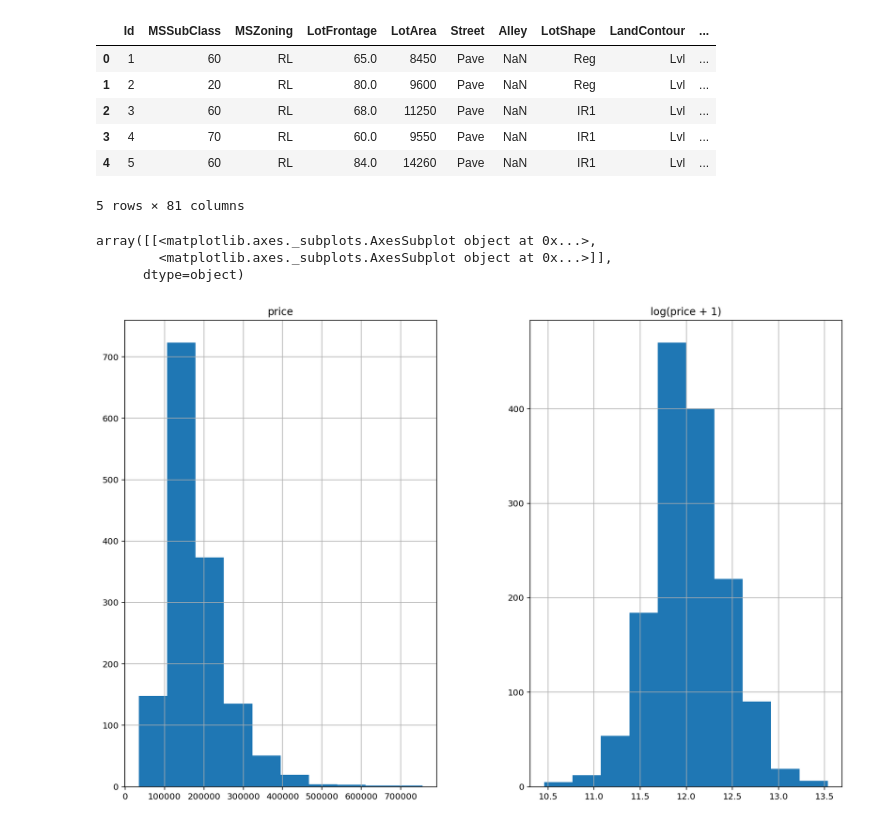
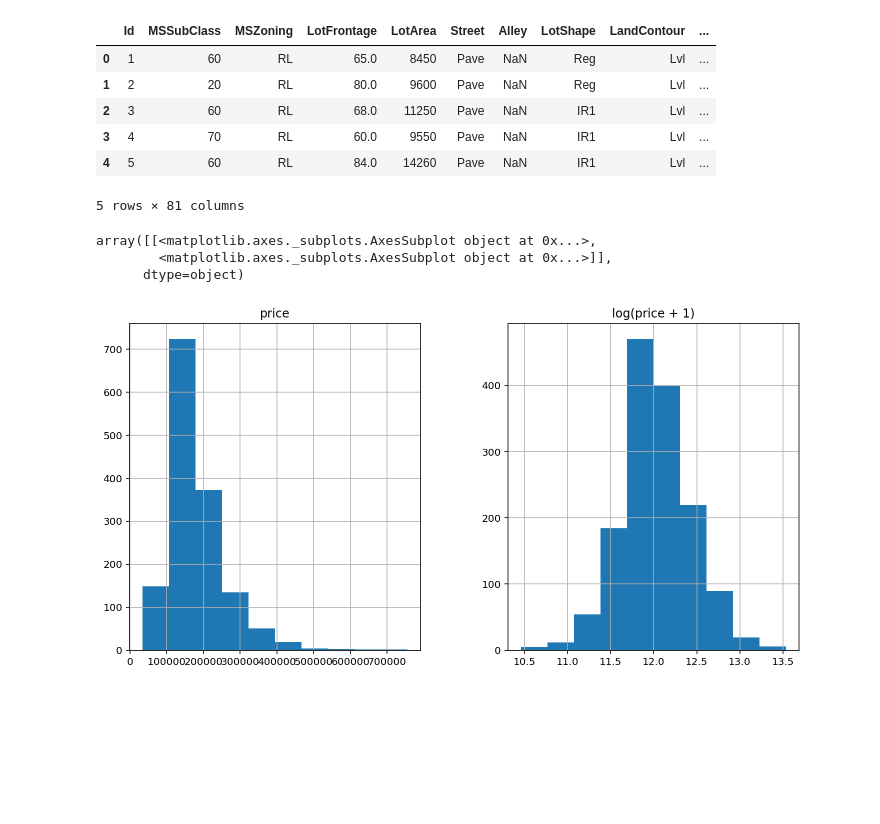
Before and after one commit to dini-rrad/machinelearning, a Jupyter notebook: Week 2/Week2_Kaggle_Regularized_Linear_Model.ipynb, the cells around one changed output. Drawn from its saved outputs; the diff is of its cells as text; code cells hidden in the pictures; blank space fills up the shorter version.

```diff
--- a/Week 2/Week2_Kaggle_Regularized_Linear_Model.ipynb
+++ b/Week 2/Week2_Kaggle_Regularized_Linear_Model.ipynb
@@ -16,24 +16,25 @@ from scipy.stats.stats import pearsonr
 # %%
 train = pd.read_csv("train.csv")
 test = pd.read_csv("test.csv")
-train.head()
-# %% [output]
-|  | Id | MSSubClass | MSZoning | LotFrontage | LotArea | Street | Alley | LotShape | LandContour | ... |
-| 0 | 1 | 60 | RL | 65.0 | 8450 | Pave | NaN | Reg | Lvl | ... |
-| 1 | 2 | 20 | RL | 80.0 | 9600 | Pave | NaN | Reg | Lvl | ... |
-| 2 | 3 | 60 | RL | 68.0 | 11250 | Pave | NaN | IR1 | Lvl | ... |
-| 3 | 4 | 70 | RL | 60.0 | 9550 | Pave | NaN | IR1 | Lvl | ... |
-| 4 | 5 | 60 | RL | 84.0 | 14260 | Pave | NaN | IR1 | Lvl | ... |
-5 rows × 81 columns
+# %%
+train.head()
+# %% [output]
+|  | Id | MSSubClass | MSZoning | LotFrontage | LotArea | Street | Alley | LotShape | LandContour | ... |
+| 0 | 1 | 60 | RL | 65.0 | 8450 | Pave | NaN | Reg | Lvl | ... |
+| 1 | 2 | 20 | RL | 80.0 | 9600 | Pave | NaN | Reg | Lvl | ... |
+| 2 | 3 | 60 | RL | 68.0 | 11250 | Pave | NaN | IR1 | Lvl | ... |
+| 3 | 4 | 70 | RL | 60.0 | 9550 | Pave | NaN | IR1 | Lvl | ... |
+| 4 | 5 | 60 | RL | 84.0 | 14260 | Pave | NaN | IR1 | Lvl | ... |
+5 rows × 81 columns
 # %%
 all_data = pd.concat((train.loc[:,'MSSubClass':'SaleCondition'],
                       test.loc[:,'MSSubClass':'SaleCondition']))
 # %%
-matplotlib.rcParams['figure.figsize'] = (15.0, 10.0)
+matplotlib.rcParams['figure.figsize'] = (12.0, 6.0)
 prices = pd.DataFrame({"price":train["SalePrice"], "log(price + 1)":np.log1p(train["SalePrice"])})
 prices.hist()
 # %% [output]
 array([[<matplotlib.axes._subplots.AxesSubplot object at 0x...>,
         <matplotlib.axes._subplots.AxesSubplot object at 0x...>]],
       dtype=object)
-[figure, old version]
+[figure, new version]
```
Also changed, not shown: parts of 16 cells of this notebook.
